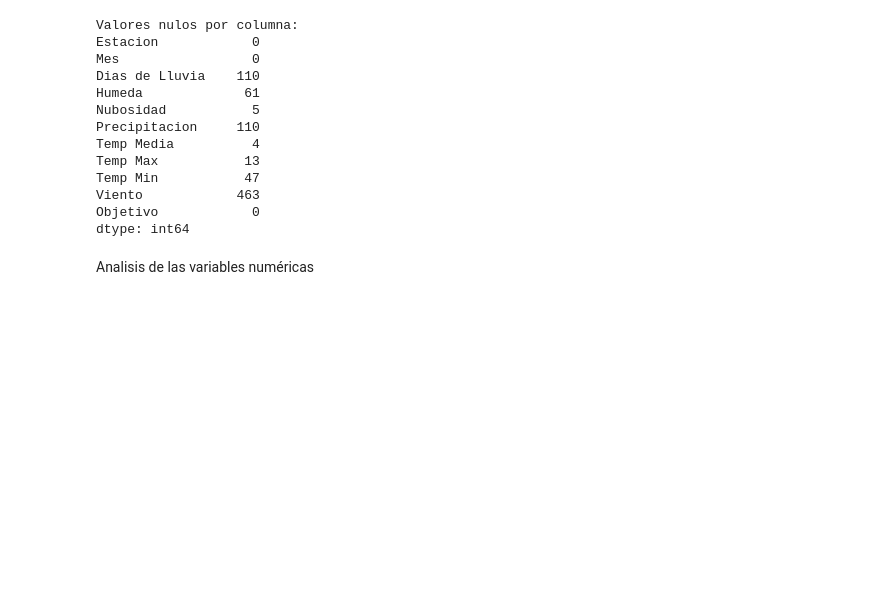
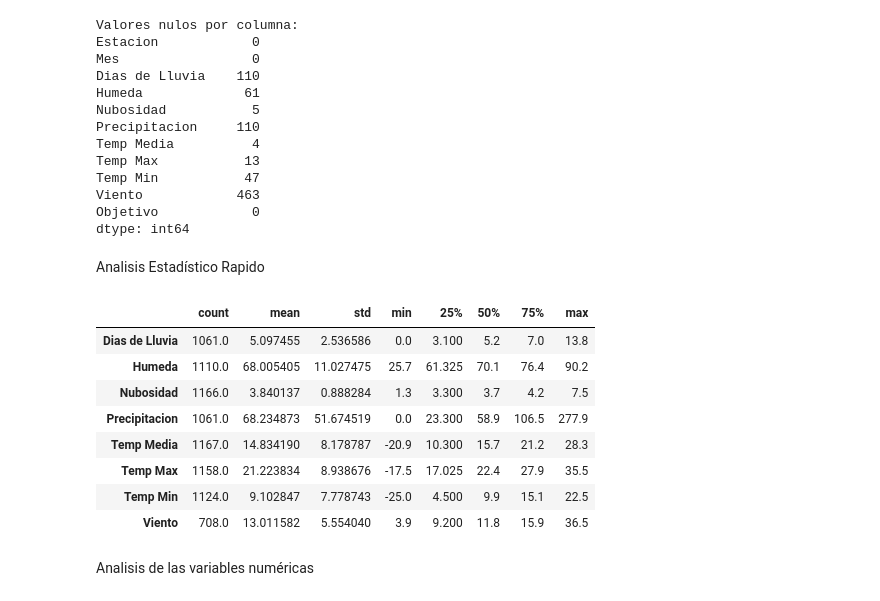
Before and after one commit to MarianoBuet/Aprendizaje-Autom-tico, a Jupyter notebook: Entregas_Parcial/notebooks/Predicción_de__Alertas__Termicas.ipynb, the cells around one changed output. Saved outputs shown, nothing was run; the diff lists cells and outputs as text; code cells hidden in the pictures; blank space fills up the shorter version.

Commit message:
Estadisticas y analisis

```diff
--- a/Entregas_Parcial/notebooks/Predicción_de__Alertas__Termicas.ipynb
+++ b/Entregas_Parcial/notebooks/Predicción_de__Alertas__Termicas.ipynb
@@ -95,6 +95,20 @@ Temp Min           47
 Viento            463
 Objetivo            0
 dtype: int64
+# %% [markdown]
+Analisis Estadístico Rapido
+# %%
+display(df.describe(percentiles=[0.25,0.5,0.75]).T)
+# %% [output]
+|  | count | mean | std | min | 25% | 50% | 75% | max |
+| Dias de Lluvia | 1061.0 | 5.097455 | 2.536586 | 0.0 | 3.100 | 5.2 | 7.0 | 13.8 |
+| Humeda | 1110.0 | 68.005405 | 11.027475 | 25.7 | 61.325 | 70.1 | 76.4 | 90.2 |
+| Nubosidad | 1166.0 | 3.840137 | 0.888284 | 1.3 | 3.300 | 3.7 | 4.2 | 7.5 |
+| Precipitacion | 1061.0 | 68.234873 | 51.674519 | 0.0 | 23.300 | 58.9 | 106.5 | 277.9 |
+| Temp Media | 1167.0 | 14.834190 | 8.178787 | -20.9 | 10.300 | 15.7 | 21.2 | 28.3 |
+| Temp Max | 1158.0 | 21.223834 | 8.938676 | -17.5 | 17.025 | 22.4 | 27.9 | 35.5 |
+| Temp Min | 1124.0 | 9.102847 | 7.778743 | -25.0 | 4.500 | 9.9 | 15.1 | 22.5 |
+| Viento | 708.0 | 13.011582 | 5.554040 | 3.9 | 9.200 | 11.8 | 15.9 | 36.5 |
 # %% [markdown]
 Analisis de las variables numéricas
 # %%
```
